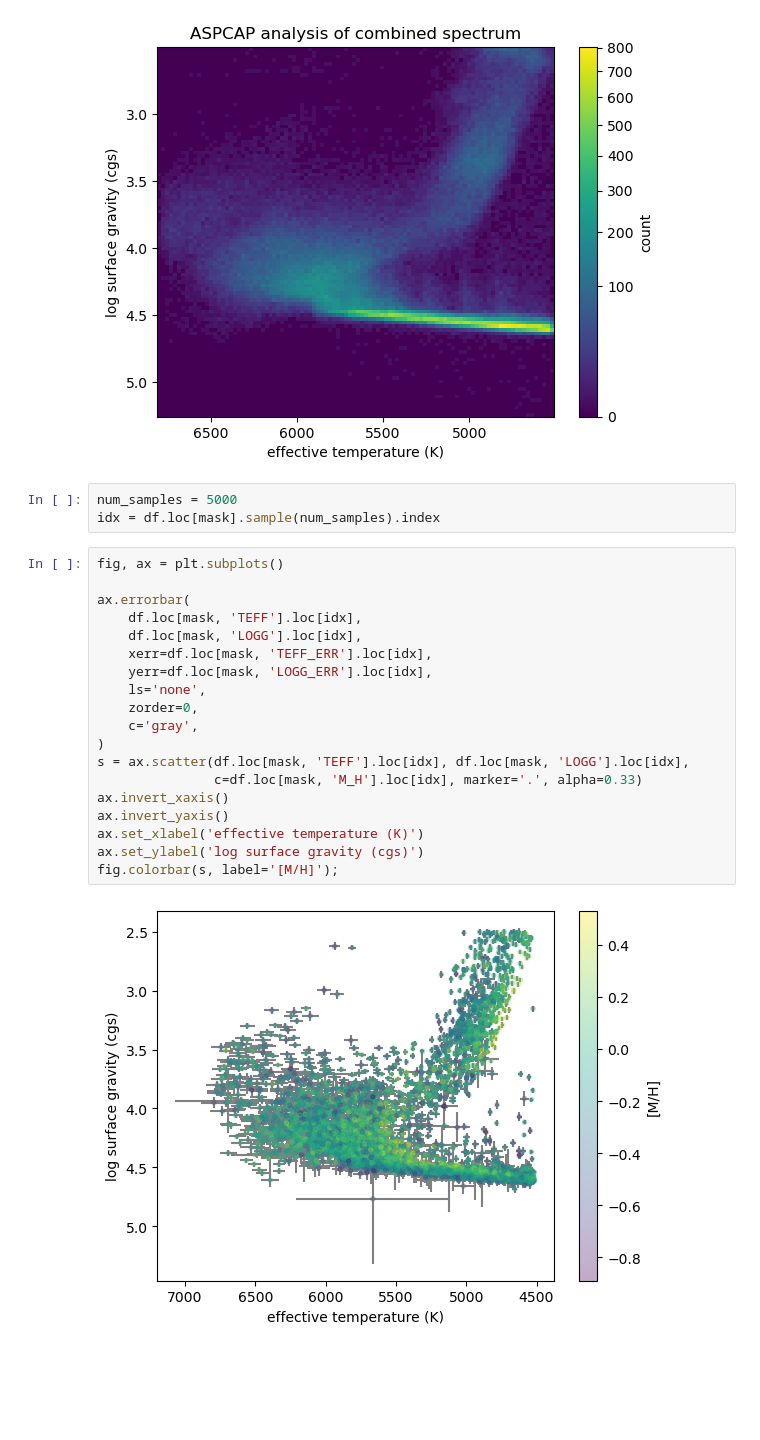
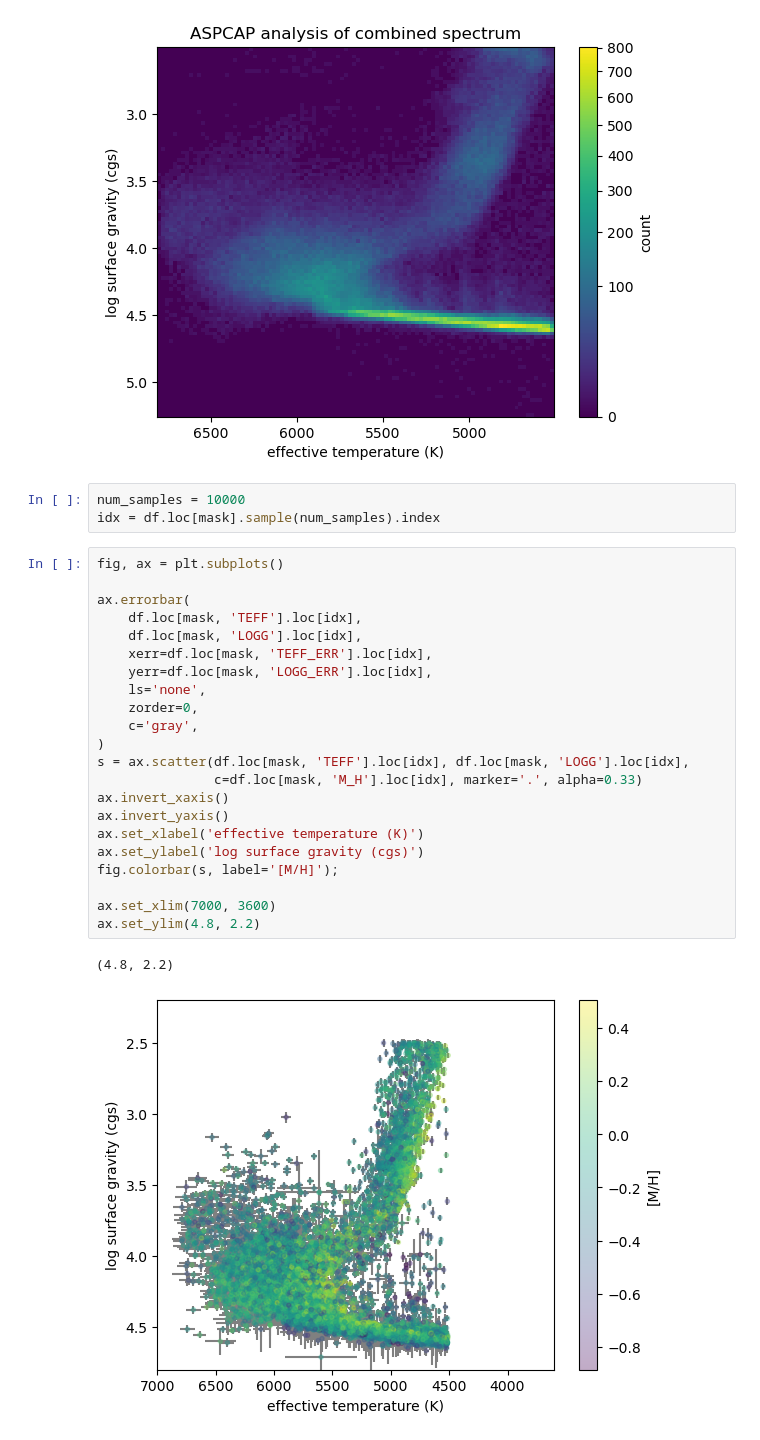
Before and after one commit to alexlyttle/stellar-emulator, a Jupyter notebook: notebook/apogee-dr17.ipynb, the cells around one changed output. Cells and saved outputs as stored; diff of their text form; blank space fills up the shorter version.

Commit message:
More plots

```diff
--- a/notebook/apogee-dr17.ipynb
+++ b/notebook/apogee-dr17.ipynb
@@ -77,26 +77,30 @@ fig.colorbar(im, label="count");
 # %% [output]
 [figure]
 # %%
-num_samples = 5000
+num_samples = 10000
 idx = df.loc[mask].sample(num_samples).index
 # %%
 fig, ax = plt.subplots()
 
 ax.errorbar(
     df.loc[mask, 'TEFF'].loc[idx],
     df.loc[mask, 'LOGG'].loc[idx],
     xerr=df.loc[mask, 'TEFF_ERR'].loc[idx],
     yerr=df.loc[mask, 'LOGG_ERR'].loc[idx],
     ls='none',
     zorder=0,
     c='gray',
 )
 s = ax.scatter(df.loc[mask, 'TEFF'].loc[idx], df.loc[mask, 'LOGG'].loc[idx],
                c=df.loc[mask, 'M_H'].loc[idx], marker='.', alpha=0.33)
 ax.invert_xaxis()
 ax.invert_yaxis()
 ax.set_xlabel('effective temperature (K)')
 ax.set_ylabel('log surface gravity (cgs)')
 fig.colorbar(s, label='[M/H]');
+
+ax.set_xlim(7000, 3600)
+ax.set_ylim(4.8, 2.2)
 # %% [output]
+(4.8, 2.2)
-[figure, old version]
+[figure, new version]
```
Also changed, not shown: parts of 6 cells of this notebook, 1 other file.
